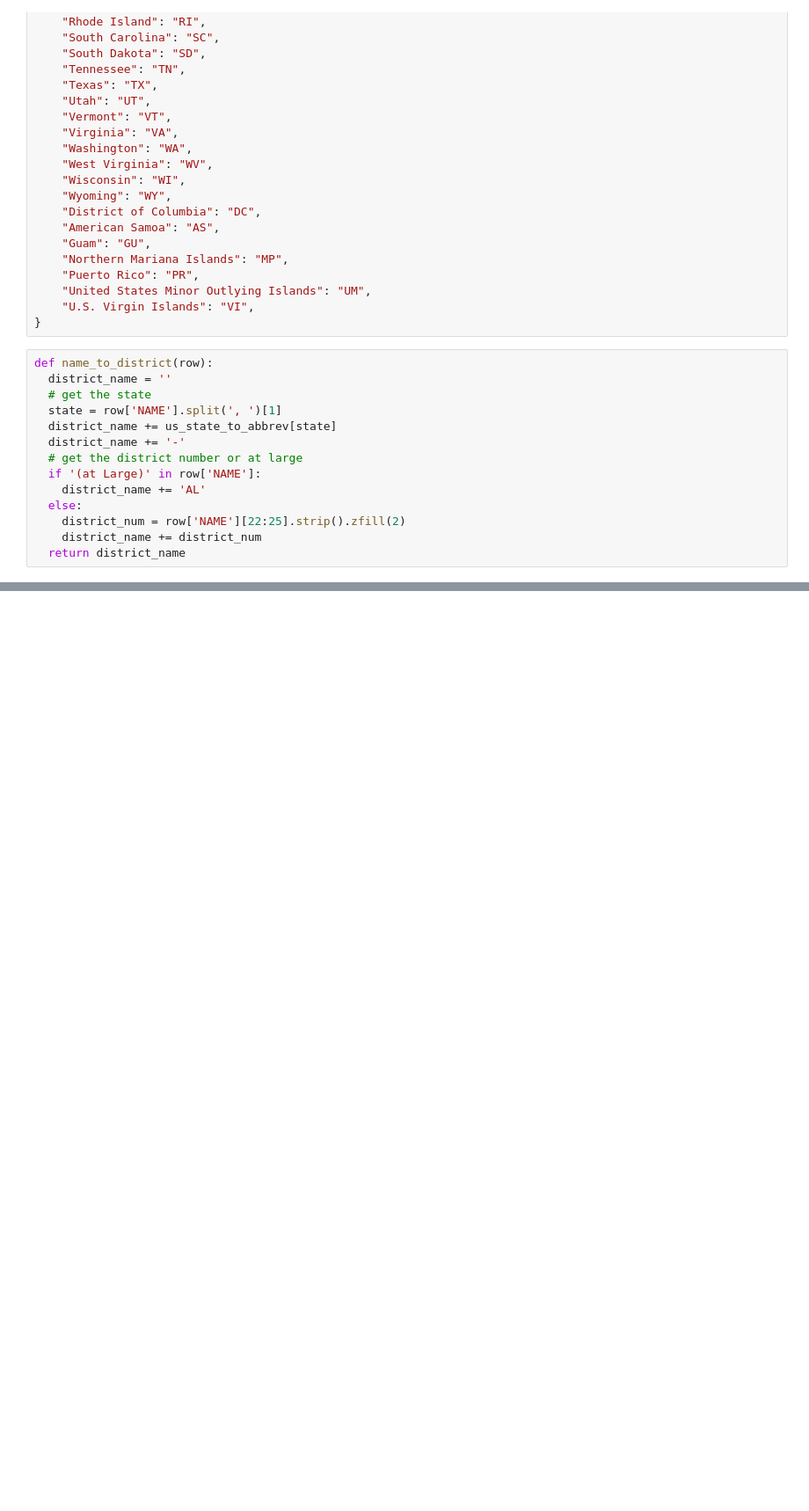
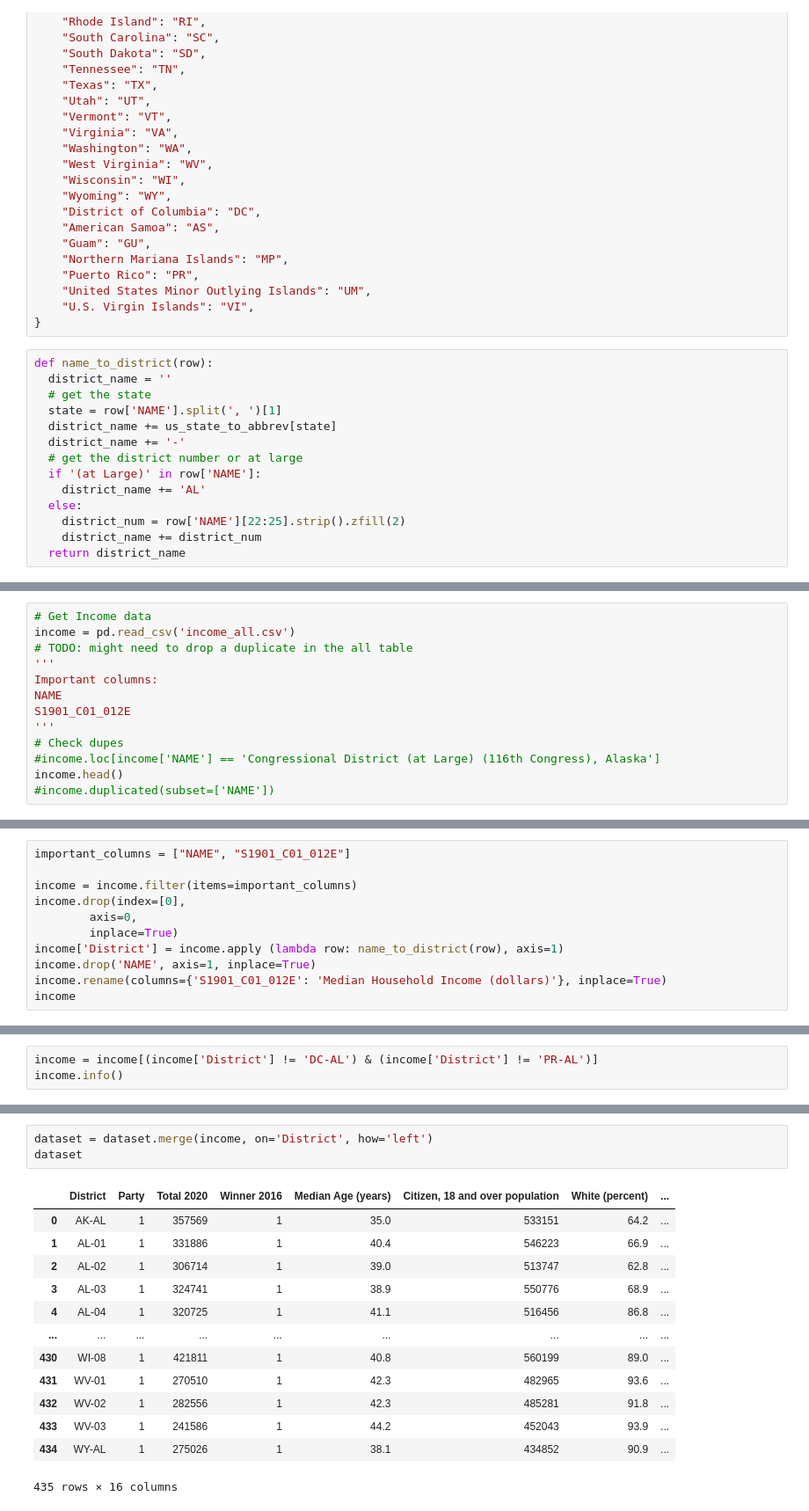
Before and after one commit to LeoSpallino/4ML3-Data-Cleaning, a Jupyter notebook: pop_data_cleaning.ipynb, the cells around one changed output, grey strips where cells are left out. Shown: that part at 88% size. Saved outputs shown, nothing was run; the diff lists cells and outputs as text; blank space fills up the shorter version.

```diff
--- a/pop_data_cleaning.ipynb
+++ b/pop_data_cleaning.ipynb
@@ -198,0 +469,13 @@ dataset
+# %%
+# Get Income data
+income = pd.read_csv('income_all.csv')
+# TODO: might need to drop a duplicate in the all table
+'''
+Important columns:
+NAME
+S1901_C01_012E
+'''
+# Check dupes
+#income.loc[income['NAME'] == 'Congressional District (at Large) (116th Congress), Alaska']
+income.head()
+#income.duplicated(subset=['NAME'])
@@ -198,0 +490,11 @@ dataset
+# %%
+important_columns = ["NAME", "S1901_C01_012E"]
+
+income = income.filter(items=important_columns)
+income.drop(index=[0],
+        axis=0,
+        inplace=True)
+income['District'] = income.apply (lambda row: name_to_district(row), axis=1)
+income.drop('NAME', axis=1, inplace=True)
+income.rename(columns={'S1901_C01_012E': 'Median Household Income (dollars)'}, inplace=True)
+income
@@ -198,0 +527,3 @@ dataset
+# %%
+income = income[(income['District'] != 'DC-AL') & (income['District'] != 'PR-AL')]
+income.info()
@@ -198,0 +540,17 @@ dataset
+# %%
+dataset = dataset.merge(income, on='District', how='left')
+dataset
+# %% [output]
+|  | District | Party | Total 2020 | Winner 2016 | Median Age (years) | Citizen, 18 and over population | White (percent) | ... |
+| 0 | AK-AL | 1 | 357569 | 1 | 35.0 | 533151 | 64.2 | ... |
+| 1 | AL-01 | 1 | 331886 | 1 | 40.4 | 546223 | 66.9 | ... |
+| 2 | AL-02 | 1 | 306714 | 1 | 39.0 | 513747 | 62.8 | ... |
+| 3 | AL-03 | 1 | 324741 | 1 | 38.9 | 550776 | 68.9 | ... |
+| 4 | AL-04 | 1 | 320725 | 1 | 41.1 | 516456 | 86.8 | ... |
+| ... | ... | ... | ... | ... | ... | ... | ... | ... |
+| 430 | WI-08 | 1 | 421811 | 1 | 40.8 | 560199 | 89.0 | ... |
+| 431 | WV-01 | 1 | 270510 | 1 | 42.3 | 482965 | 93.6 | ... |
+| 432 | WV-02 | 1 | 282556 | 1 | 42.3 | 485281 | 91.8 | ... |
+| 433 | WV-03 | 1 | 241586 | 1 | 44.2 | 452043 | 93.9 | ... |
+| 434 | WY-AL | 1 | 275026 | 1 | 38.1 | 434852 | 90.9 | ... |
+435 rows × 16 columns
```
Also changed, not shown: parts of 25 cells of this notebook, 11 other files.
